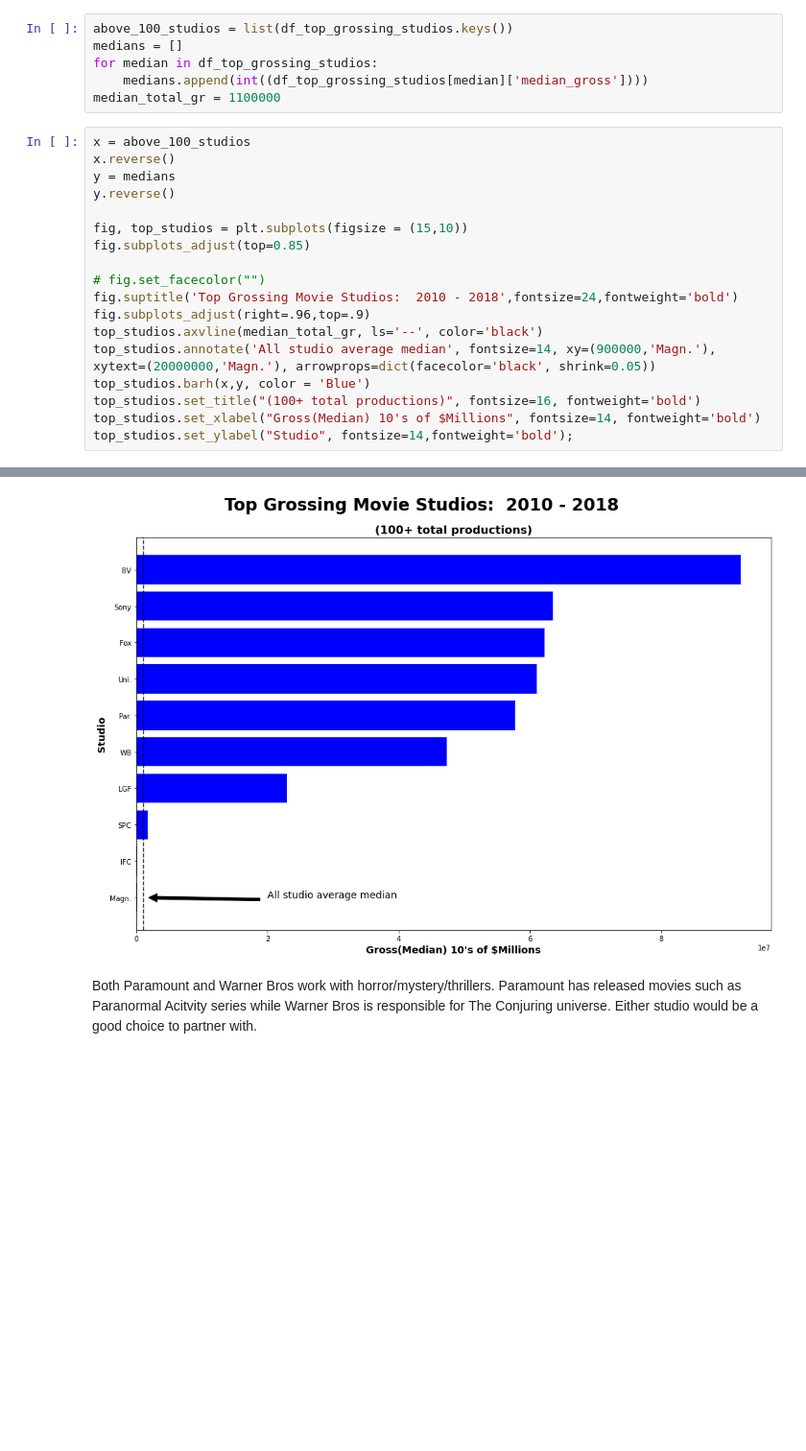
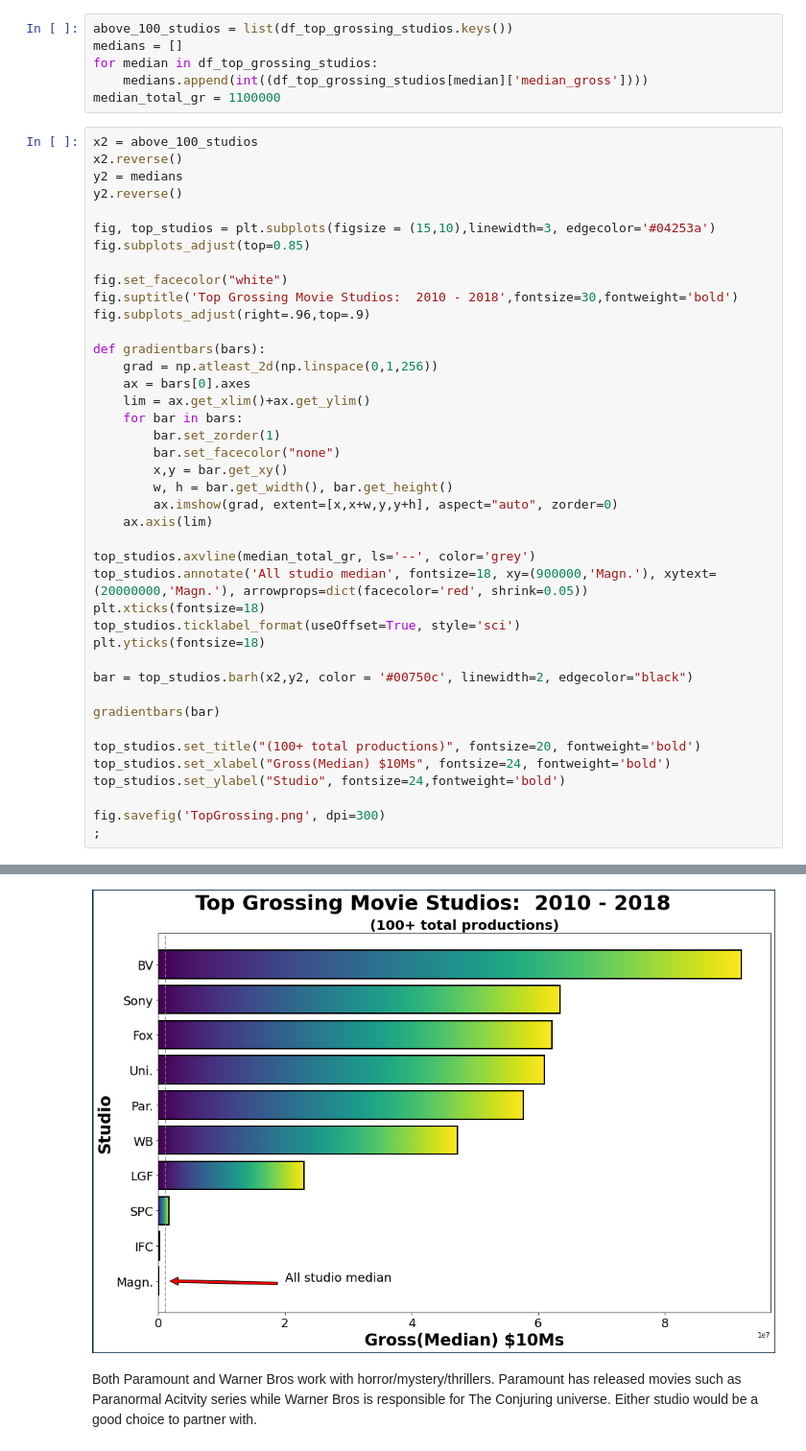
Before and after one commit to ewjohn127/dsc_project_1, a Jupyter notebook: Phase1_Project.ipynb, the cells around one changed output, grey strips where cells are left out. Shown: that part at 96% size. Saved outputs shown, nothing was run; the diff lists cells and outputs as text; blank space fills up the shorter version.

```diff
--- a/Phase1_Project.ipynb
+++ b/Phase1_Project.ipynb
@@ -302,21 +302,44 @@ for median in df_top_grossing_studios:
     medians.append(int((df_top_grossing_studios[median]['median_gross'])))
 median_total_gr = 1100000
 # %%
-x = above_100_studios
-x.reverse()
-y = medians
-y.reverse()
+x2 = above_100_studios
+x2.reverse()
+y2 = medians
+y2.reverse()
 
-fig, top_studios = plt.subplots(figsize = (15,10))
+fig, top_studios = plt.subplots(figsize = (15,10),linewidth=3, edgecolor='#04253a')
 fig.subplots_adjust(top=0.85)
 
-# fig.set_facecolor("")
-fig.suptitle('Top Grossing Movie Studios:  2010 - 2018',fontsize=24,fontweight='bold')
+fig.set_facecolor("white")
+fig.suptitle('Top Grossing Movie Studios:  2010 - 2018',fontsize=30,fontweight='bold')
 fig.subplots_adjust(right=.96,top=.9)
-top_studios.axvline(median_total_gr, ls='--', color='black')
-top_studios.annotate('All studio average median', fontsize=14, xy=(900000,'Magn.'), xytext=(20000000,'Magn.'), arrowprops=dict(facecolor='black', shrink=0.05))
-top_studios.barh(x,y, color = 'Blue')
-top_studios.set_title("(100+ total productions)", fontsize=16, fontweight='bold')
-top_studios.set_xlabel("Gross(Median) 10's of $Millions", fontsize=14, fontweight='bold')
-top_studios.set_ylabel("Studio", fontsize=14,fontweight='bold');
+
+def gradientbars(bars):
+    grad = np.atleast_2d(np.linspace(0,1,256))
+    ax = bars[0].axes
+    lim = ax.get_xlim()+ax.get_ylim()
+    for bar in bars:
+        bar.set_zorder(1)
+        bar.set_facecolor("none")
+        x,y = bar.get_xy()
+        w, h = bar.get_width(), bar.get_height()
+        ax.imshow(grad, extent=[x,x+w,y,y+h], aspect="auto", zorder=0)
+    ax.axis(lim)
+
+top_studios.axvline(median_total_gr, ls='--', color='grey')
+top_studios.annotate('All studio median', fontsize=18, xy=(900000,'Magn.'), xytext=(20000000,'Magn.'), arrowprops=dict(facecolor='red', shrink=0.05))
+plt.xticks(fontsize=18)
+top_studios.ticklabel_format(useOffset=True, style='sci')
+plt.yticks(fontsize=18)
+
+bar = top_studios.barh(x2,y2, color = '#00750c', linewidth=2, edgecolor="black")
+
+gradientbars(bar)
+
+top_studios.set_title("(100+ total productions)", fontsize=20, fontweight='bold')
+top_studios.set_xlabel("Gross(Median) $10Ms", fontsize=24, fontweight='bold')
+top_studios.set_ylabel("Studio", fontsize=24,fontweight='bold')
+
+fig.savefig('TopGrossing.png', dpi=300)
+;
 # %% [output]
@@ -323,4 +347,4 @@ top_studios.set_ylabel("Studio", fontsize=14,fontweight='bold');
-[figure, old version]
+[figure, new version]
 # %% [markdown]
 Both Paramount and Warner Bros work with horror/mystery/thrillers. Paramount has released movies such as Paranormal Acitvity series while Warner Bros is responsible for The Conjuring universe. Either studio would be a good choice to partner with.
 # %% [markdown]
```
Also changed, not shown: parts of 8 cells of this notebook, 1 other file.
